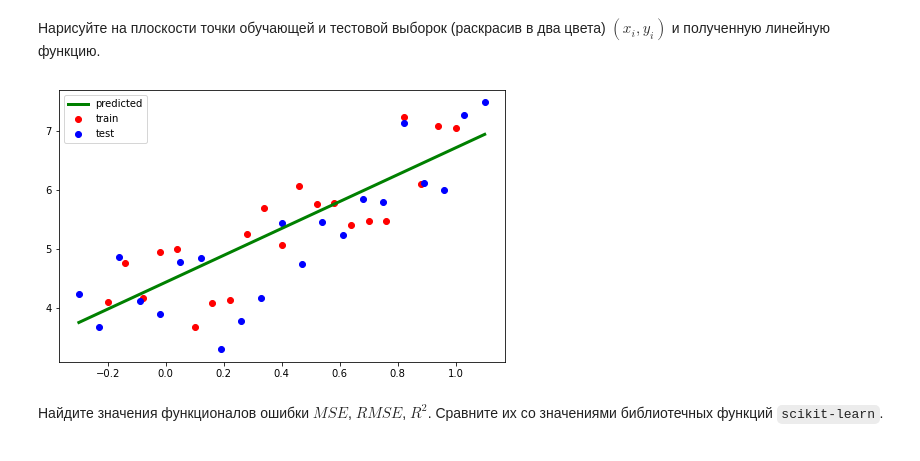
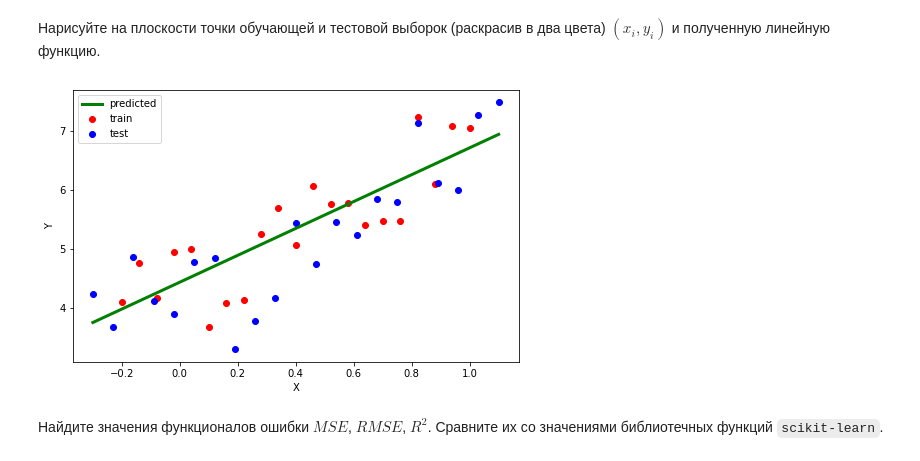
Before and after one commit to Strafred/vyatkaretto, a Jupyter notebook: машинное обучение/задание 1/ml_lab1.ipynb, the cells around one changed output. Drawn from its saved outputs; the diff is of its cells as text; code cells hidden in the pictures.

```diff
--- a/машинное обучение/задание 1/ml_lab1.ipynb
+++ b/машинное обучение/задание 1/ml_lab1.ipynb
@@ -169,17 +174,19 @@ a = lambda x : np.dot(add_ones(x[:, np.newaxis]), weights)
 # %%
 plt.figure(figsize = (8, 5))
 
 X_min = np.min(np.concatenate((X_train, X_test)))
 X_max = np.max(np.concatenate((X_train, X_test)))
 X = np.array([X_min, X_max])
 
 plt.plot(X, a(X), color = "green", linewidth = 3, linestyle = "-")
 plt.scatter(X_train, Y_train, color = "red")
 plt.scatter(X_test, Y_test, color = "blue")
 plt.legend(["predicted", "train", "test"])
+plt.xlabel("X")
+plt.ylabel("Y")
 plt.show()
 # %% [output]
-[figure, old version]
+[figure, new version]
 # %% [markdown]
 Найдите значения функционалов ошибки $MSE$, $RMSE$, $R^2$. Сравните их со значениями библиотечных функций `scikit-learn`.
 # %%
```
Also changed, not shown: parts of 2 cells of this notebook.
